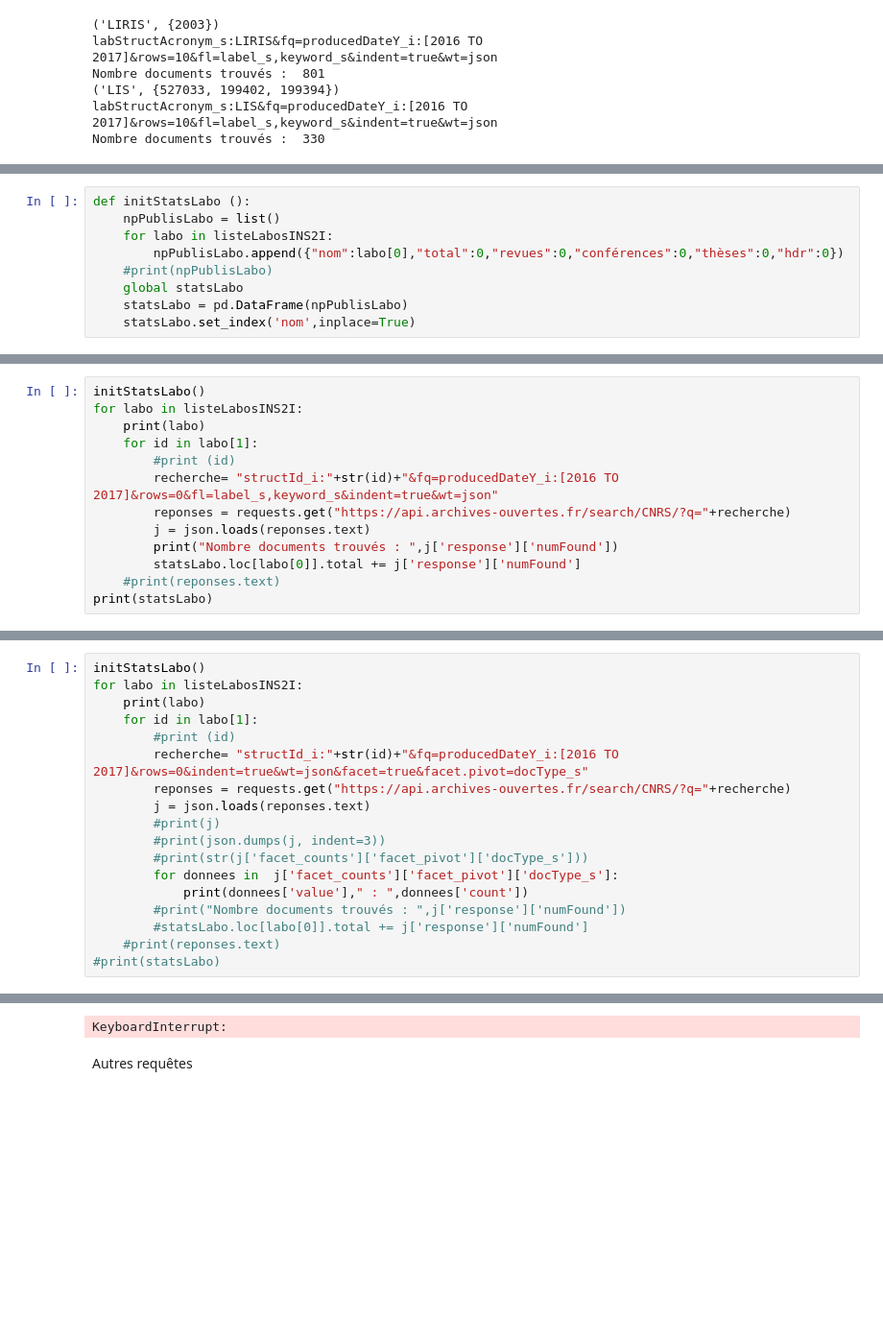
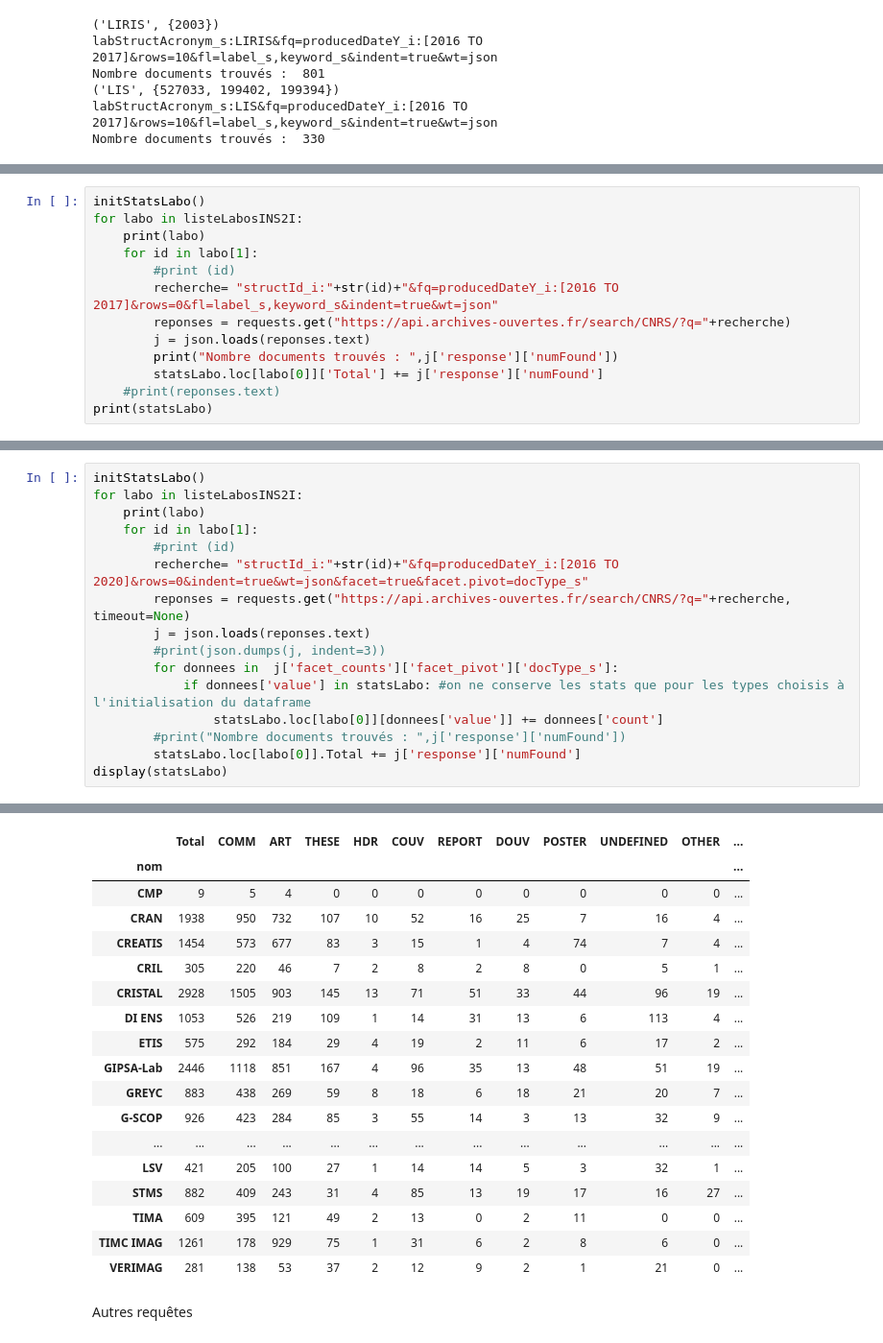
Before and after one commit to pbellot/HALPublications, a Jupyter notebook: HAL.ipynb, the cells around one changed output, grey strips where cells are left out. Shown at 96% size. Drawn from its saved outputs; the diff is of its cells as text; blank space fills up the shorter version.

Commit message:
maj liste labos + code ok pour total productions de 2016 à 2020

```diff
--- a/HAL.ipynb
+++ b/HAL.ipynb
@@ -51,9 +51,0 @@ Nombre de publications par labo selon l'id de structure
-# %%
-def initStatsLabo ():
-    npPublisLabo = list()
-    for labo in listeLabosINS2I:
-        npPublisLabo.append({"nom":labo[0],"total":0,"revues":0,"conférences":0,"thèses":0,"hdr":0})
-    #print(npPublisLabo)
-    global statsLabo
-    statsLabo = pd.DataFrame(npPublisLabo)
-    statsLabo.set_index('nom',inplace=True)
@@ -75,7 +110,7 @@ for labo in listeLabosINS2I:
         reponses = requests.get("https://api.archives-ouvertes.fr/search/CNRS/?q="+recherche)
         j = json.loads(reponses.text)
         print("Nombre documents trouvés : ",j['response']['numFound'])
-        statsLabo.loc[labo[0]].total += j['response']['numFound']
+        statsLabo.loc[labo[0]]['Total'] += j['response']['numFound']
     #print(reponses.text)
 print(statsLabo)
 # %% [output]
@@ -95,16 +135,14 @@ for labo in listeLabosINS2I:
     print(labo)
     for id in labo[1]:
         #print (id)
-        recherche= "structId_i:"+str(id)+"&fq=producedDateY_i:[2016 TO 2017]&rows=0&indent=true&wt=json&facet=true&facet.pivot=docType_s"
-        reponses = requests.get("https://api.archives-ouvertes.fr/search/CNRS/?q="+recherche)
+        recherche= "structId_i:"+str(id)+"&fq=producedDateY_i:[2016 TO 2020]&rows=0&indent=true&wt=json&facet=true&facet.pivot=docType_s"
+        reponses = requests.get("https://api.archives-ouvertes.fr/search/CNRS/?q="+recherche, timeout=None)
         j = json.loads(reponses.text)
-        #print(j)
         #print(json.dumps(j, indent=3))
-        #print(str(j['facet_counts']['facet_pivot']['docType_s']))
         for donnees in  j['facet_counts']['facet_pivot']['docType_s']:
-            print(donnees['value']," : ",donnees['count'])
+            if donnees['value'] in statsLabo: #on ne conserve les stats que pour les types choisis à l'initialisation du dataframe
+                statsLabo.loc[labo[0]][donnees['value']] += donnees['count']
         #print("Nombre documents trouvés : ",j['response']['numFound'])
-        #statsLabo.loc[labo[0]].total += j['response']['numFound']
-    #print(reponses.text)
-#print(statsLabo)
+        statsLabo.loc[labo[0]].Total += j['response']['numFound']
+display(statsLabo)
 # %% [output]
@@ -127,4 +166,21 @@ OUV  :  1
-KeyboardInterrupt:
+|  | Total | COMM | ART | THESE | HDR | COUV | REPORT | DOUV | POSTER | UNDEFINED | OTHER | ... |
+| nom |  |  |  |  |  |  |  |  |  |  |  | ... |
+| CMP | 9 | 5 | 4 | 0 | 0 | 0 | 0 | 0 | 0 | 0 | 0 | ... |
+| CRAN | 1938 | 950 | 732 | 107 | 10 | 52 | 16 | 25 | 7 | 16 | 4 | ... |
+| CREATIS | 1454 | 573 | 677 | 83 | 3 | 15 | 1 | 4 | 74 | 7 | 4 | ... |
+| CRIL | 305 | 220 | 46 | 7 | 2 | 8 | 2 | 8 | 0 | 5 | 1 | ... |
+| CRISTAL | 2928 | 1505 | 903 | 145 | 13 | 71 | 51 | 33 | 44 | 96 | 19 | ... |
+| DI ENS | 1053 | 526 | 219 | 109 | 1 | 14 | 31 | 13 | 6 | 113 | 4 | ... |
+| ETIS | 575 | 292 | 184 | 29 | 4 | 19 | 2 | 11 | 6 | 17 | 2 | ... |
+| GIPSA-Lab | 2446 | 1118 | 851 | 167 | 4 | 96 | 35 | 13 | 48 | 51 | 19 | ... |
+| GREYC | 883 | 438 | 269 | 59 | 8 | 18 | 6 | 18 | 21 | 20 | 7 | ... |
+| G-SCOP | 926 | 423 | 284 | 85 | 3 | 55 | 14 | 3 | 13 | 32 | 9 | ... |
+| ... | ... | ... | ... | ... | ... | ... | ... | ... | ... | ... | ... | ... |
+| LSV | 421 | 205 | 100 | 27 | 1 | 14 | 14 | 5 | 3 | 32 | 1 | ... |
+| STMS | 882 | 409 | 243 | 31 | 4 | 85 | 13 | 19 | 17 | 16 | 27 | ... |
+| TIMA | 609 | 395 | 121 | 49 | 2 | 13 | 0 | 2 | 11 | 0 | 0 | ... |
+| TIMC IMAG | 1261 | 178 | 929 | 75 | 1 | 31 | 6 | 2 | 8 | 6 | 0 | ... |
+| VERIMAG | 281 | 138 | 53 | 37 | 2 | 12 | 9 | 2 | 1 | 21 | 0 | ... |
 # %% [markdown]
 Autres requêtes
 # %%
```
Also changed, not shown: parts of 7 cells of this notebook.
